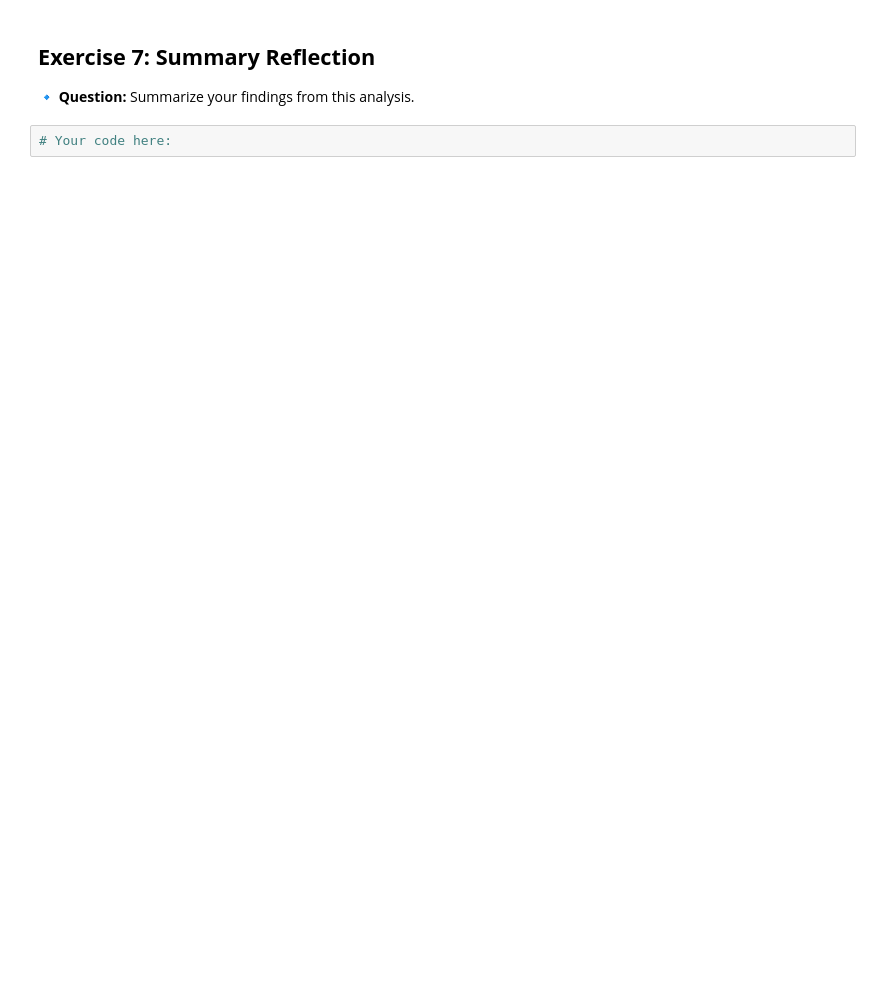
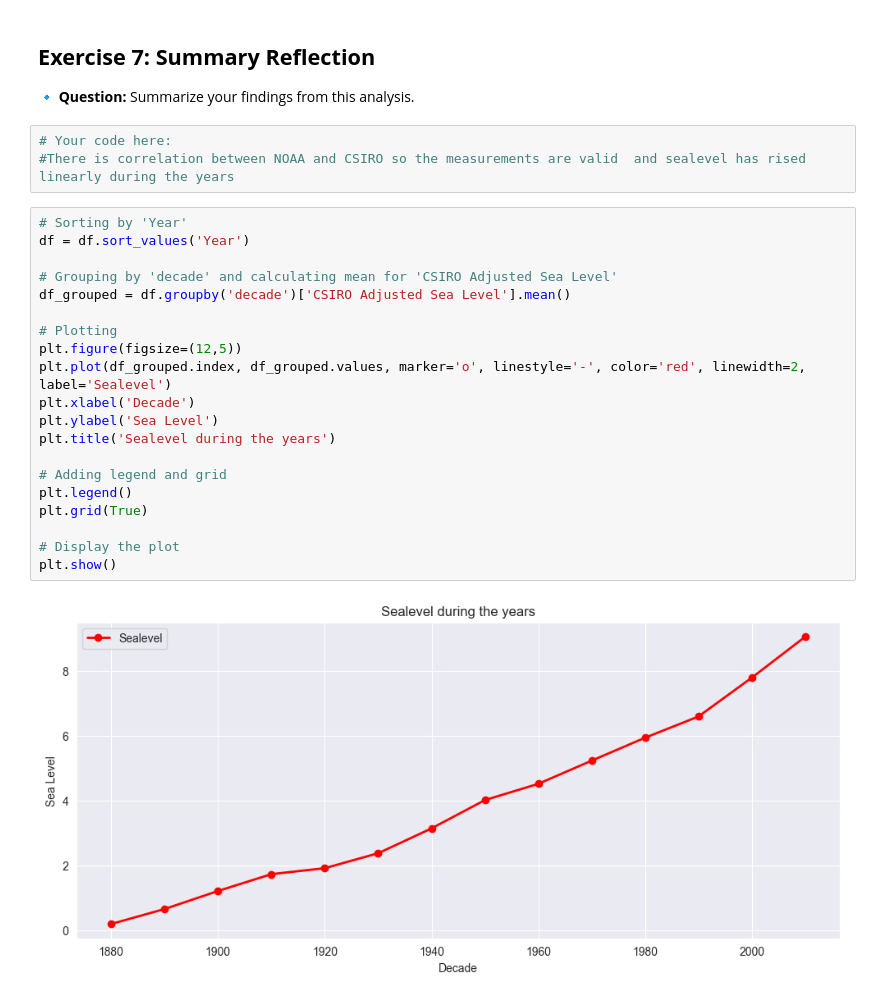
Before and after one commit to VilleSchulz/DataAnalytics, a Jupyter notebook: week4/exercise/hands_on_python_practice 4.ipynb, the cells around one changed output. Drawn from its saved outputs; the diff is of its cells as text; blank space fills up the shorter version.

```diff
--- a/week4/exercise/hands_on_python_practice 4.ipynb
+++ b/week4/exercise/hands_on_python_practice 4.ipynb
@@ -118,3 +234,26 @@ sea_level_rise.describe()
 🔹 **Question:** Summarize your findings from this analysis.
 # %%
 # Your code here:
+#There is correlation between NOAA and CSIRO so the measurements are valid  and sealevel has rised linearly during the years
+# %%
+# Sorting by 'Year'
+df = df.sort_values('Year')
+
+# Grouping by 'decade' and calculating mean for 'CSIRO Adjusted Sea Level'
+df_grouped = df.groupby('decade')['CSIRO Adjusted Sea Level'].mean()
+
+# Plotting
+plt.figure(figsize=(12,5))
+plt.plot(df_grouped.index, df_grouped.values, marker='o', linestyle='-', color='red', linewidth=2, label='Sealevel')
+plt.xlabel('Decade')
+plt.ylabel('Sea Level')
+plt.title('Sealevel during the years')
+
+# Adding legend and grid
+plt.legend()
+plt.grid(True)
+
+# Display the plot
+plt.show()
+# %% [output]
+[figure, added]
```
Also changed, not shown: parts of 4 cells of this notebook, 2 other files.
